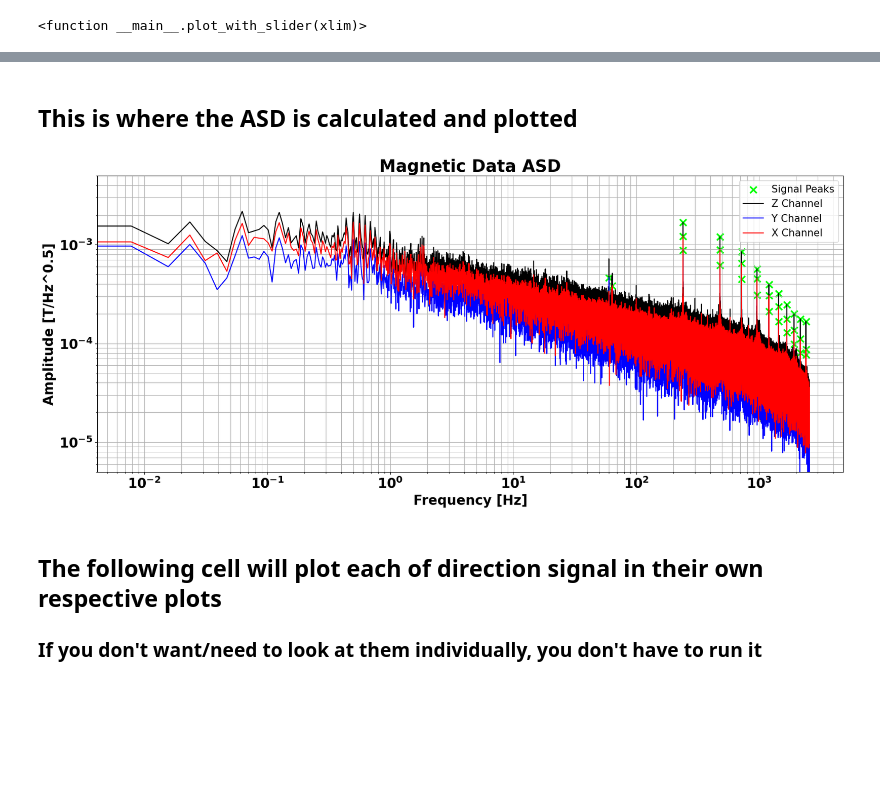
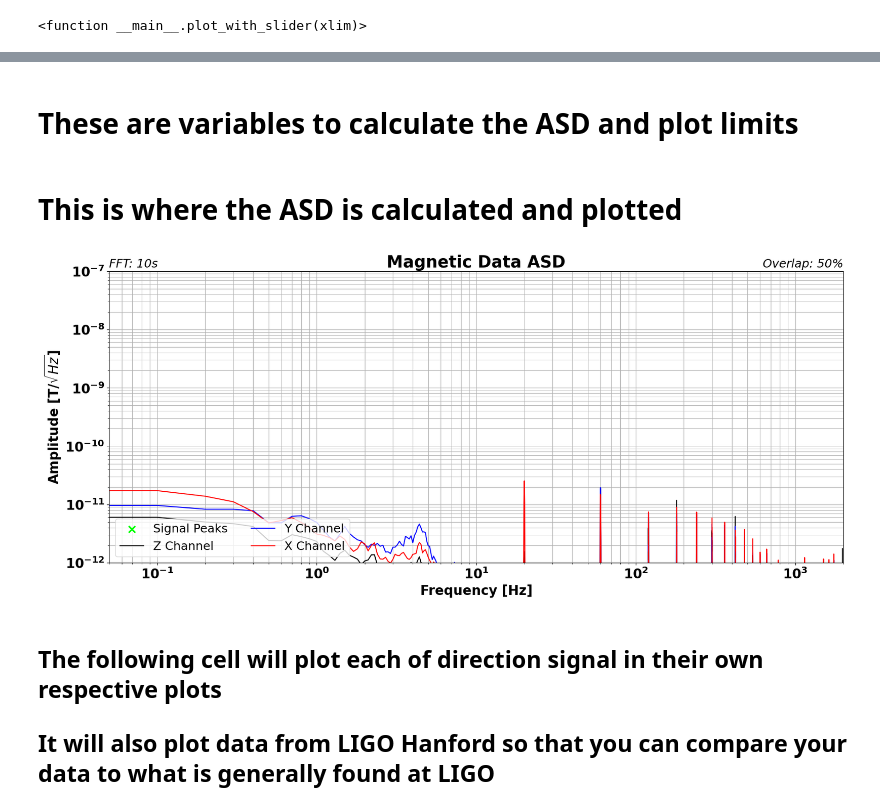
Before and after one commit to EquivocalBeing/Research_Code, a Jupyter notebook: Summer 2024/Magnetometer_Analysis_Prime.ipynb, the cells around one changed output, grey strips where cells are left out. Cells and saved outputs as stored; diff of their text form; code cells hidden in the pictures; blank space fills up the shorter version.

```diff
--- a/Summer 2024/Magnetometer_Analysis_Prime.ipynb
+++ b/Summer 2024/Magnetometer_Analysis_Prime.ipynb
@@ -327,93 +272,88 @@ i1 = i[alpha:beta]
-# %% [markdown]
-## This is where the ASD is calculated and plotted
+# %% [markdown]
+# These are variables to calculate the ASD and plot limits
 # %%
 ##################################################### Plot limits ##############################################################
 
-y_max = 50e-4
-y_min = 50e-7
+y_max = 10e-8
+y_min = 10e-13
 
 x_max = 2000
 x_min = 5e-2
 
 ###################################################### fft length ##############################################################
-fft_length = 128
+fft_length = 10
 
 ################################################# Precent FFT Overlap ##########################################################
 overlap = 50 # 50% fft overlap
+# %% [markdown]
+# This is where the ASD is calculated and plotted
 # %%
 ################################################################################################################################
-######################################### The PSD is calculated via welch from scipy ###########################################
-################################################################################################################################
+warnings.simplefilter('ignore')
 
 ########### If you don't want to look at the whole time series, you can add '1' to the variables, i.e k1, j1, i1 ###############
-
-f_k, Pxx_den_k = signal.welch(k, fs, window= 'hamming', nperseg= (fs *fft_length), noverlap= round(fs *(overlap *0.01)) )
-f_j, Pxx_den_j = signal.welch(j, fs, window= 'hamming', nperseg= (fs *fft_length), noverlap= round(fs *(overlap *0.01)) )
-f_i, Pxx_den_i = signal.welch(i, fs, window= 'hamming', nperseg= (fs *fft_length), noverlap= round(fs *(overlap *0.01)) )
-
-################# nfft is how long the fft bin lengths, noverlap is bin overlap, window is the window used #####################
-##################### We used 100 sec bins, 0.5 sec overlap, and hamming window, these can be changed ##########################
-################################################ # DO NOT CHANGE/REMOVE 'fs' # #################################################
+                                                        #  k1
+f_k, f_j, f_i, ak, aj, ai, peaks_k, peaks_j, peaks_i = asd(k, j, i, sr, overlap, fft_length, 4.5)
 
 
-ak = np.sqrt(Pxx_den_k)
-aj = np.sqrt(Pxx_den_j) ################################ This turns the PSD into an ASD ########################################
-ai = np.sqrt(Pxx_den_i)
+#------------------------------------------------------------------------------------------------------------------------------#
+
+if os.path.exists(control_data_path):
+
+    cf_k, cf_j, cf_i, cak, caj, cai, _, _, _ = asd(ck[0:647487], cj, ci, csr, overlap, fft_length, 4.5)
+
+else:
+    print("LIGO data not found")
+
+#------------------------------------------------------------------------------------------------------------------------------#
 
 
-l_k = np.log(ak)
-l_j = np.log(aj) ################# The log of each ASD must be found in order to find the peaks/frequences #####################
-l_i = np.log(ai)
-
-
-peaks_k, _ = signal.find_peaks(l_k, prominence = 4.5) ############# This is where the frequencies are found ####################
-peaks_j, _ = signal.find_peaks(l_j, prominence = 4.5) ############## If some are missed or there are extra #####################
-peaks_i, _ = signal.find_peaks(l_i, prominence = 4.5) ######### you will need to change the prominence variable ################
-
-
-################################################################################################################################
 ##################################################### Plots peaks ##############################################################
 
 plt.figure(figsize = (20, 8))
 
 
-plt.scatter(f_k[peaks_k], ak[peaks_k] ** 0.5, s = 100, color = 'lime', marker = 'x',
+plt.scatter(f_k[peaks_k], ak[peaks_k], s = 100, color = 'lime', marker = 'x',
             linewidths = 2.5, label = 'Signal Peaks')
-plt.scatter(f_j[peaks_j], aj[peaks_j] ** 0.5, s = 100, color = 'lime', marker = 'x',
+plt.scatter(f_j[peaks_j], aj[peaks_j], s = 100, color = 'lime', marker = 'x',
             linewidths = 2.5)
-plt.scatter(f_i[peaks_i], ai[peaks_i] ** 0.5, s = 100, color = 'lime', marker = 'x',
+plt.scatter(f_i[peaks_i], ai[peaks_i], s = 100, color = 'lime', marker = 'x',
             linewidths = 2.5)
 
 
 ###################################################### PLots data ##############################################################
 
 plt.yscale('log')
 plt.xscale('log')
 
-plt.plot(f_k, ak ** 0.5, color = 'black', linewidth = 1.5, label = 'Z Channel')
-plt.plot(f_j, aj ** 0.5, color = 'blue', linewidth = 1.5, label = 'Y Channel')
-plt.plot(f_i, ai ** 0.5, color = 'red', linewidth = 1.5, label = 'X Channel')
+plt.plot(f_k, ak, color = 'black', linewidth = 1.5, label = 'Z Channel')
+plt.plot(f_j, aj, color = 'blue', linewidth = 1.5, label = 'Y Channel')
+plt.plot(f_i, ai, color = 'red', linewidth = 1.5, label = 'X Channel')
 
-plt.legend(loc = "upper right", fontsize = 15)
+plt.legend(loc = "lower left", fontsize = 18, ncol = 2)
+
+plt.title('FFT: ' + str(fft_length) + "s", fontsize = 18, loc = "left",style ='italic')
+plt.title("Overlap: " + str(overlap) + "%", fontsize = 18, loc = "right",style ='italic')
 
 plt.title("Magnetic Data ASD", fontweight = 'bold', fontsize = 25)
 plt.xlabel("Frequency [Hz]", fontweight = "bold", fontsize = 20)
-plt.ylabel("Amplitude [T/Hz^0.5]", fontweight = "bold", fontsize = 20)
+plt.ylabel("Amplitude [T/√Hz]", fontweight = "bold", fontsize = 20)
 
 plt.yticks(fontsize = 20, fontweight = "bold")
 plt.xticks(fontsize = 20, fontweight = "bold")
 
 plt.ylim(y_min,y_max)
-#plt.xlim(x_min,x_max)
+plt.xlim(x_min,x_max)
 
 plt.grid(True, which="both", ls="-")
 
+
 #plt.savefig('**place_img_name_here.format**', bbox_inches='tight')
 # %% [output]
-[figure, old version]
+[figure, new version]
 # %% [markdown]
 ## The following cell will plot each of direction signal in their own respective plots
-### If you don't want/need to look at them individually, you don't have to run it
+## It will also plot data from LIGO Hanford so that you can compare your data to what is generally found at LIGO
 # %%
 ################################################################################################################################
 ############################# This gets plotted as a multipanel plot via gridspec and subplot ##################################
```
Also changed, not shown: parts of 23 cells of this notebook, 1 other file.
